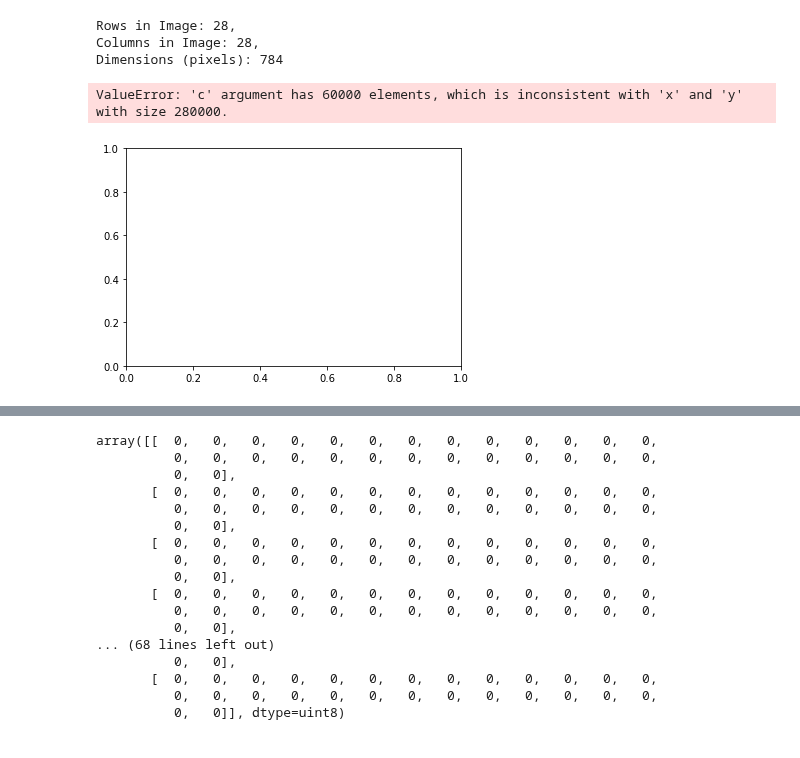
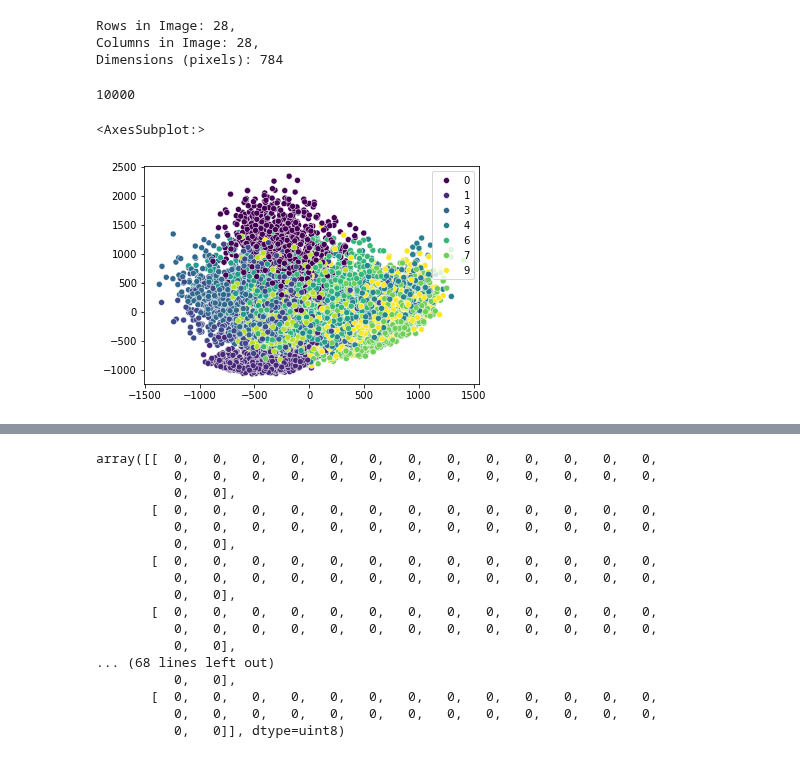
Before and after one commit to tristannew/recursive-clustering-mnist, a Jupyter notebook: sample_data_load.ipynb, the cells around one changed output, grey strips where cells are left out. Saved outputs shown, nothing was run; the diff lists cells and outputs as text; code cells hidden in the pictures.

```diff
--- a/sample_data_load.ipynb
+++ b/sample_data_load.ipynb
@@ -76,4 +75,19 @@ Columns in Image: 28,
 Dimensions (pixels): 784
 # %%
 pca = PCA(n_components=2)
+# %%
+# Reshaped to have 10000 samples (images) with 784 columns each. Sklearn requires 2d numpy arrays so rather than having a 3D array,
+# with each image being a 2D array, the images are extended to have a column for each pixel.
+ten_thou_pca = pca.fit_transform(X=x_train[0:10000].reshape(10000, 784), y=y_train[0:10000])
+# %%
+len(ten_thou_pca)
+# %% [output]
+10000
+# %%
+# xs = [components[0] for components in sixty_thou_clusters.components_]
+# ys = [components[1] for components in sixty_thou_clusters.components_]
+sns.scatterplot(y=ten_thou_pca[:,0], x=ten_thou_pca[:,1], hue=y_train[0:10000], palette='viridis')
+# %% [output]
+<AxesSubplot:>
+[figure, added]
 # %%
@@ -81,7 +95,0 @@ sixty_thou_clusters = pca.fit_transform(X=x_train[0:10000].reshape(-1,28), y=y_t
-# %%
-xs = [components[0] for components in sixty_thou_clusters]
-ys = [components[1] for components in sixty_thou_clusters]
-plt.scatter(xs, ys, c=y_train)
-# %% [output]
-ValueError: 'c' argument has 60000 elements, which is inconsistent with 'x' and 'y' with size 280000.
-[figure, removed]
```
Also changed, not shown: parts of 7 cells of this notebook.
